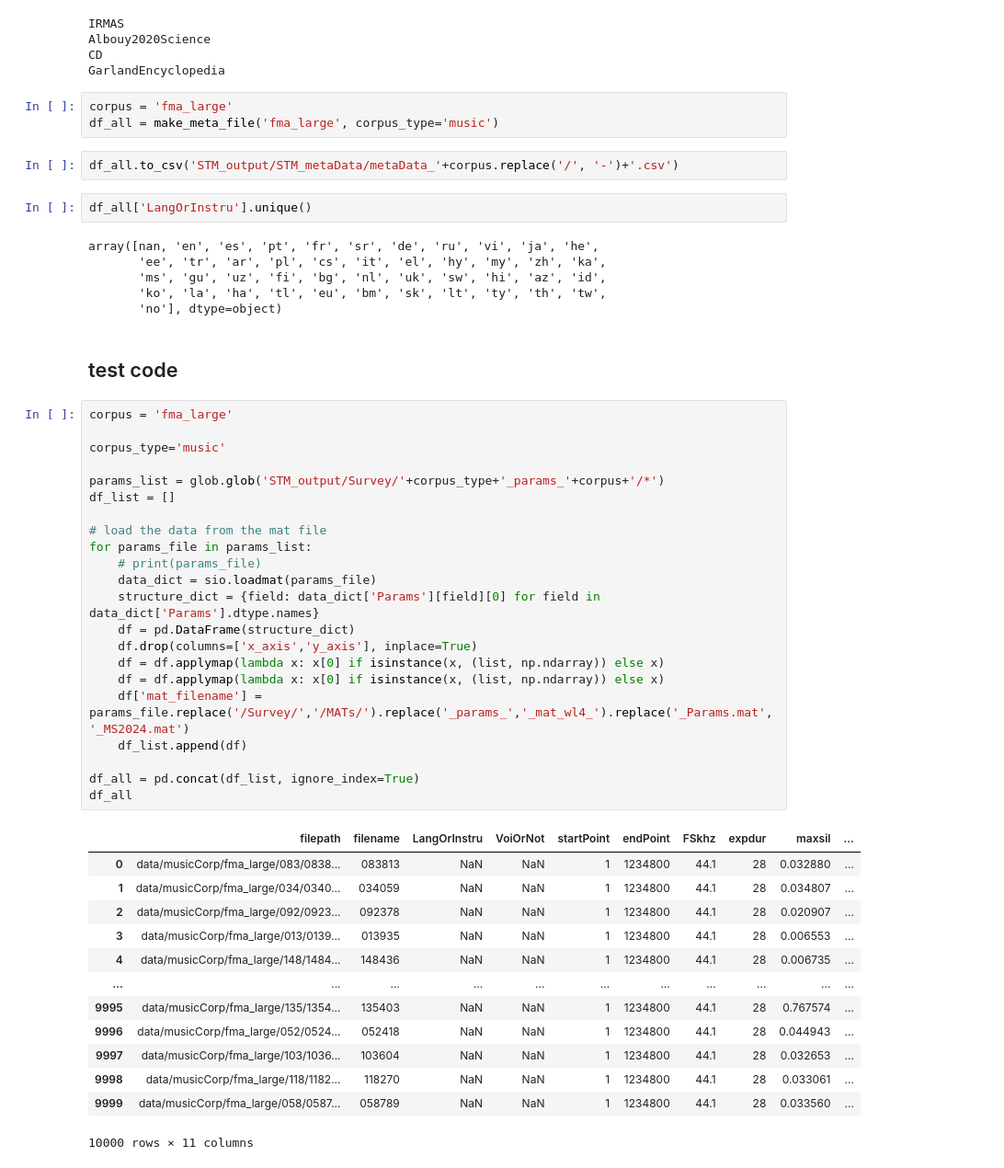
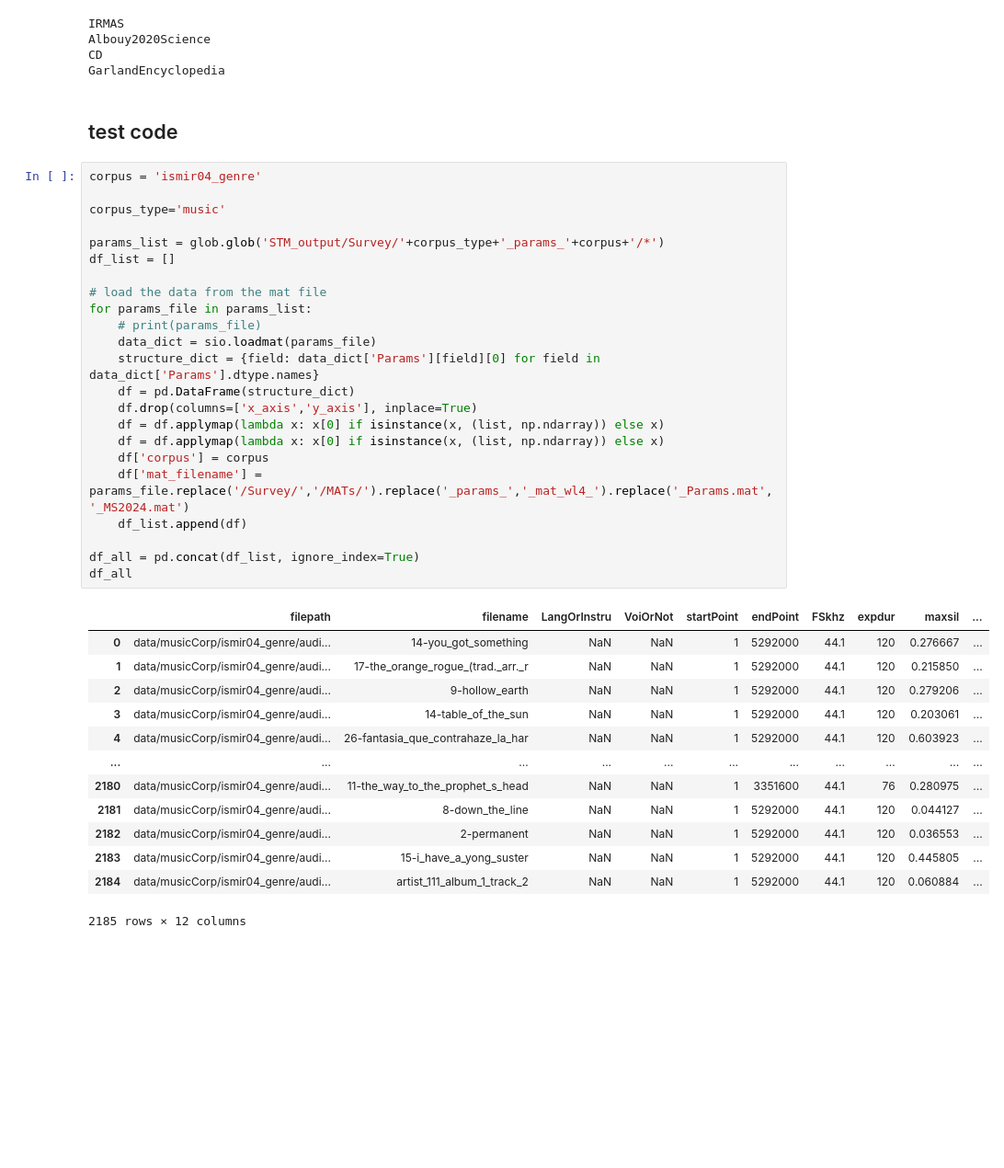
Before and after one commit to curlsloth/MusicSpeech-STM, a Jupyter notebook: STM03_build_meta_data.ipynb, the cells around one changed output. Shown at 92% size. Drawn from its saved outputs; the diff is of its cells as text; blank space fills up the shorter version.

Commit message:
add ismir04_genre

```diff
--- a/STM03_build_meta_data.ipynb
+++ b/STM03_build_meta_data.ipynb
@@ -388,54 +411,42 @@ IRMAS
 Albouy2020Science
 CD
 GarlandEncyclopedia
-# %%
-corpus = 'fma_large'
-df_all = make_meta_file('fma_large', corpus_type='music')
-# %%
-df_all.to_csv('STM_output/STM_metaData/metaData_'+corpus.replace('/', '-')+'.csv')
-# %%
-df_all['LangOrInstru'].unique()
-# %% [output]
-array([nan, 'en', 'es', 'pt', 'fr', 'sr', 'de', 'ru', 'vi', 'ja', 'he',
-       'ee', 'tr', 'ar', 'pl', 'cs', 'it', 'el', 'hy', 'my', 'zh', 'ka',
-       'ms', 'gu', 'uz', 'fi', 'bg', 'nl', 'uk', 'sw', 'hi', 'az', 'id',
-       'ko', 'la', 'ha', 'tl', 'eu', 'bm', 'sk', 'lt', 'ty', 'th', 'tw',
-       'no'], dtype=object)
 # %% [markdown]
 ## test code ##
 # %%
-corpus = 'fma_large'
+corpus = 'ismir04_genre'
 
 corpus_type='music'
 
 params_list = glob.glob('STM_output/Survey/'+corpus_type+'_params_'+corpus+'/*')
 df_list = []
 
 # load the data from the mat file
 for params_file in params_list:
     # print(params_file)
     data_dict = sio.loadmat(params_file)
     structure_dict = {field: data_dict['Params'][field][0] for field in data_dict['Params'].dtype.names}
     df = pd.DataFrame(structure_dict)
     df.drop(columns=['x_axis','y_axis'], inplace=True)
     df = df.applymap(lambda x: x[0] if isinstance(x, (list, np.ndarray)) else x)
     df = df.applymap(lambda x: x[0] if isinstance(x, (list, np.ndarray)) else x)
+    df['corpus'] = corpus
     df['mat_filename'] = params_file.replace('/Survey/','/MATs/').replace('_params_','_mat_wl4_').replace('_Params.mat', '_MS2024.mat')
     df_list.append(df)
 
 df_all = pd.concat(df_list, ignore_index=True)
 df_all
 # %% [output]
 |  | filepath | filename | LangOrInstru | VoiOrNot | startPoint | endPoint | FSkhz | expdur | maxsil | ... |
-| 0 | data/musicCorp/fma_large/083/0838... | 083813 | NaN | NaN | 1 | 1234800 | 44.1 | 28 | 0.032880 | ... |
-| 1 | data/musicCorp/fma_large/034/0340... | 034059 | NaN | NaN | 1 | 1234800 | 44.1 | 28 | 0.034807 | ... |
-| 2 | data/musicCorp/fma_large/092/0923... | 092378 | NaN | NaN | 1 | 1234800 | 44.1 | 28 | 0.020907 | ... |
-| 3 | data/musicCorp/fma_large/013/0139... | 013935 | NaN | NaN | 1 | 1234800 | 44.1 | 28 | 0.006553 | ... |
-| 4 | data/musicCorp/fma_large/148/1484... | 148436 | NaN | NaN | 1 | 1234800 | 44.1 | 28 | 0.006735 | ... |
+| 0 | data/musicCorp/ismir04_genre/audi... | 14-you_got_something | NaN | NaN | 1 | 5292000 | 44.1 | 120 | 0.276667 | ... |
+| 1 | data/musicCorp/ismir04_genre/audi... | 17-the_orange_rogue_(trad._arr._r | NaN | NaN | 1 | 5292000 | 44.1 | 120 | 0.215850 | ... |
+| 2 | data/musicCorp/ismir04_genre/audi... | 9-hollow_earth | NaN | NaN | 1 | 5292000 | 44.1 | 120 | 0.279206 | ... |
+| 3 | data/musicCorp/ismir04_genre/audi... | 14-table_of_the_sun | NaN | NaN | 1 | 5292000 | 44.1 | 120 | 0.203061 | ... |
+| 4 | data/musicCorp/ismir04_genre/audi... | 26-fantasia_que_contrahaze_la_har | NaN | NaN | 1 | 5292000 | 44.1 | 120 | 0.603923 | ... |
 | ... | ... | ... | ... | ... | ... | ... | ... | ... | ... | ... |
-| 9995 | data/musicCorp/fma_large/135/1354... | 135403 | NaN | NaN | 1 | 1234800 | 44.1 | 28 | 0.767574 | ... |
-| 9996 | data/musicCorp/fma_large/052/0524... | 052418 | NaN | NaN | 1 | 1234800 | 44.1 | 28 | 0.044943 | ... |
-| 9997 | data/musicCorp/fma_large/103/1036... | 103604 | NaN | NaN | 1 | 1234800 | 44.1 | 28 | 0.032653 | ... |
-| 9998 | data/musicCorp/fma_large/118/1182... | 118270 | NaN | NaN | 1 | 1234800 | 44.1 | 28 | 0.033061 | ... |
-| 9999 | data/musicCorp/fma_large/058/0587... | 058789 | NaN | NaN | 1 | 1234800 | 44.1 | 28 | 0.033560 | ... |
+| 2180 | data/musicCorp/ismir04_genre/audi... | 11-the_way_to_the_prophet_s_head | NaN | NaN | 1 | 3351600 | 44.1 | 76 | 0.280975 | ... |
+| 2181 | data/musicCorp/ismir04_genre/audi... | 8-down_the_line | NaN | NaN | 1 | 5292000 | 44.1 | 120 | 0.044127 | ... |
+| 2182 | data/musicCorp/ismir04_genre/audi... | 2-permanent | NaN | NaN | 1 | 5292000 | 44.1 | 120 | 0.036553 | ... |
+| 2183 | data/musicCorp/ismir04_genre/audi... | 15-i_have_a_yong_suster | NaN | NaN | 1 | 5292000 | 44.1 | 120 | 0.445805 | ... |
+| 2184 | data/musicCorp/ismir04_genre/audi... | artist_111_album_1_track_2 | NaN | NaN | 1 | 5292000 | 44.1 | 120 | 0.060884 | ... |
-10000 rows × 11 columns
+2185 rows × 12 columns
```
Also changed, not shown: parts of 18 cells of this notebook.
